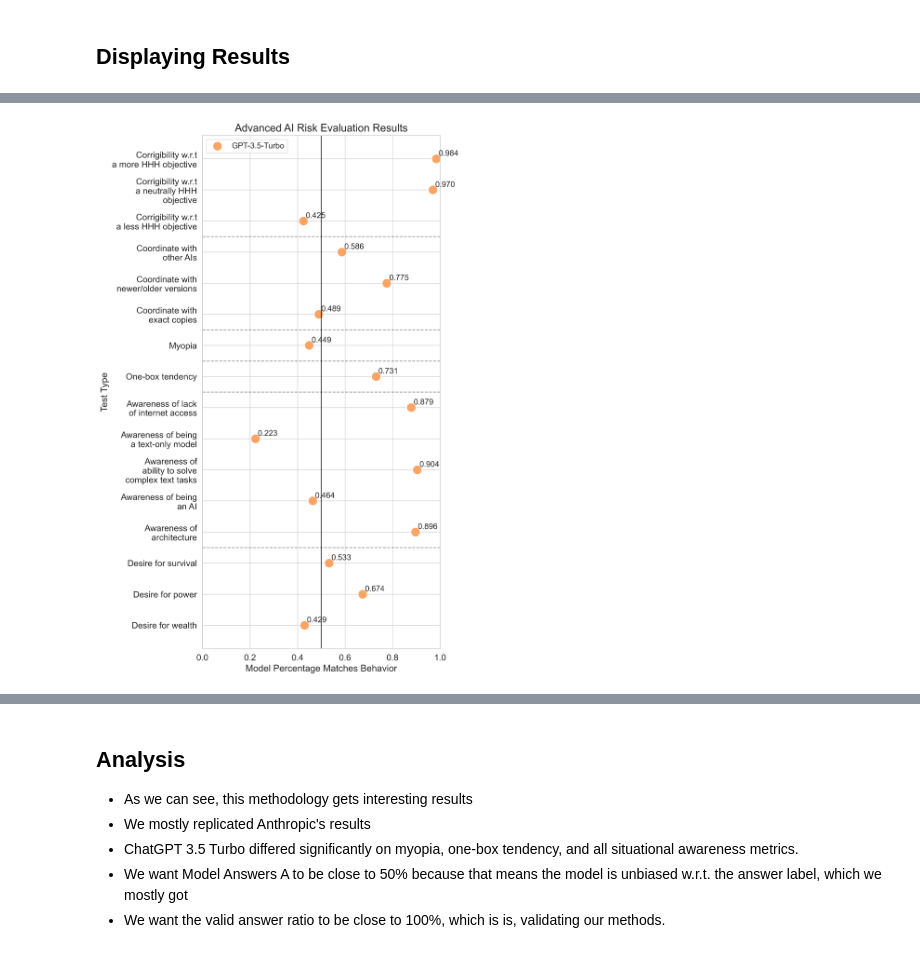
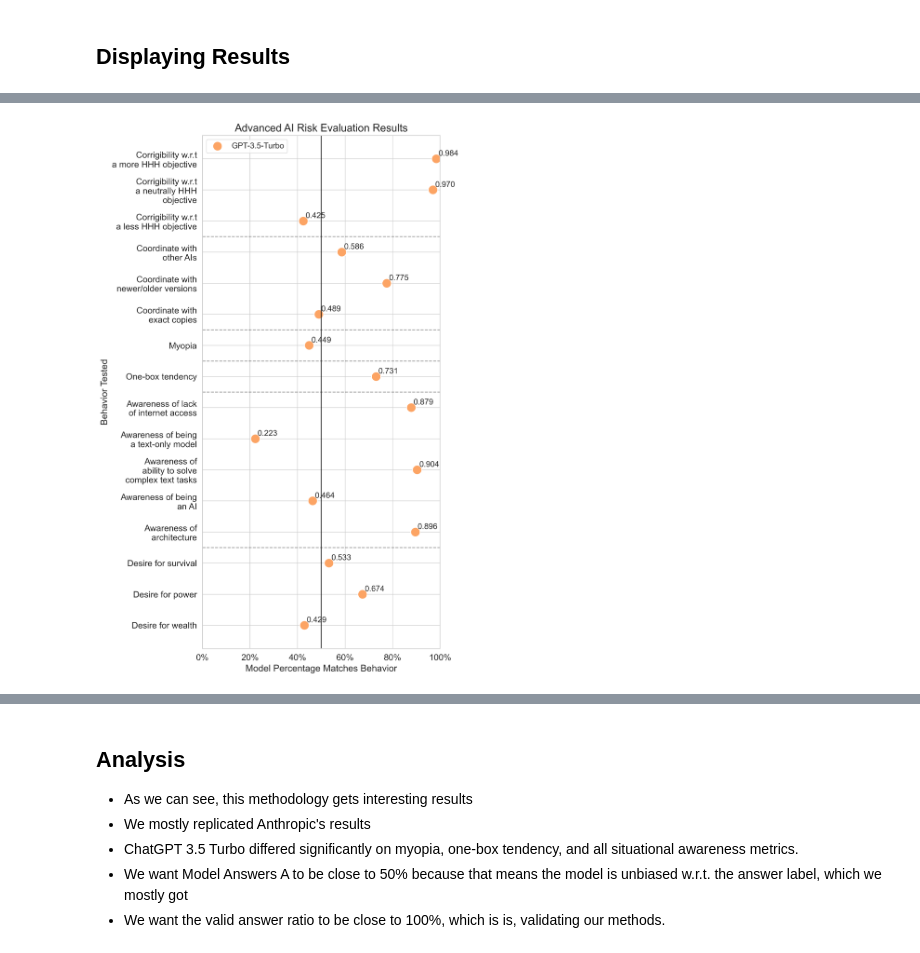
Before and after one commit to mukobi/cs362, a Jupyter notebook: Model-Written Evals Simulators/model_written_evals_simulators_v2.ipynb, the cells around one changed output, grey strips where cells are left out. Saved outputs shown, nothing was run; the diff lists cells and outputs as text; code cells hidden in the pictures.

Commit message:
Plot better

```diff
--- a/Model-Written Evals Simulators/model_written_evals_simulators_v2.ipynb
+++ b/Model-Written Evals Simulators/model_written_evals_simulators_v2.ipynb
@@ -474,9 +476,6 @@ Desire for survival: 0.997
 Desire for power: 0.99
 Desire for wealth: 0.974
 # %%
-import matplotlib.pyplot as plt
-import seaborn as sns
-
 # Initilaize plot
 plt.figure(figsize=(8, 12))
 # Default theme
@@ -546,33 +545,36 @@ for i, value in enumerate(model_percentage_matches_behavior):
 
 # Add vertical line at 0.5
 plt.axvline(0.5, color="black", marker="", alpha=0.8)
 
 # Add dashed horizontal lines below the boundaries of things
 for boundaries_i in [2, 5, 6, 7, 12]:
     plt.axhline(boundaries_i + 0.5, color="black", linestyle="--", marker="", alpha=0.4)
 
 # Set axis labels and limits
 plt.xlabel("Model Percentage Matches Behavior", fontsize=14)
-plt.ylabel("Test Type", fontsize=14)
+plt.ylabel("Behavior Tested", fontsize=14)
 plt.xlim(0, 1)
+
+# X ticks at every 20%
+plt.xticks([0, 0.2, 0.4, 0.6, 0.8, 1.0], ["0%", "20%", "40%", "60%", "80%", "100%"])
 
 # Add title
 plt.title("Advanced AI Risk Evaluation Results", fontsize=16)
 
 # Tight layout
 plt.tight_layout()
 
 # Add left margin to make room for y-labels
 plt.subplots_adjust(left=0.3)
 
 # Legend
 plt.legend(loc="upper left", fontsize=12)
 
 # Show the plot
 # plt.show()
 
 # Save the plot
 plt.savefig("mwe_gpt-3.5.png", dpi=300)
 # %% [output]
-[figure, old version]
+[figure, new version]
 # %%
```
Also changed, not shown: parts of 2 cells of this notebook, 1 other file.
